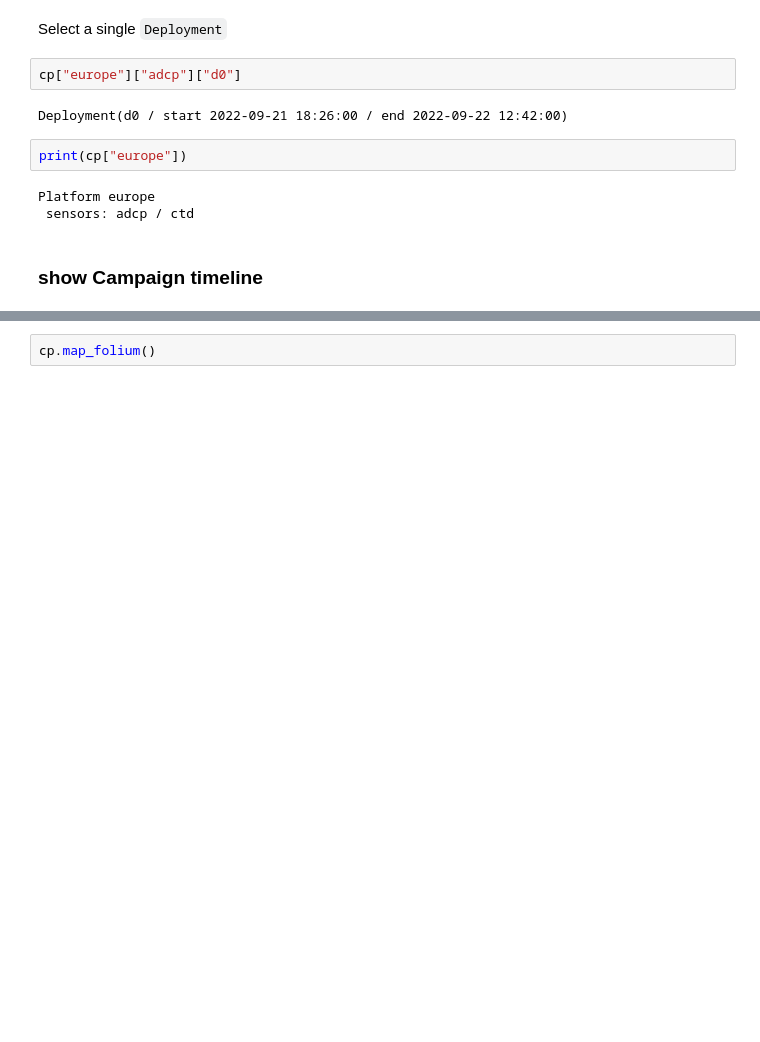
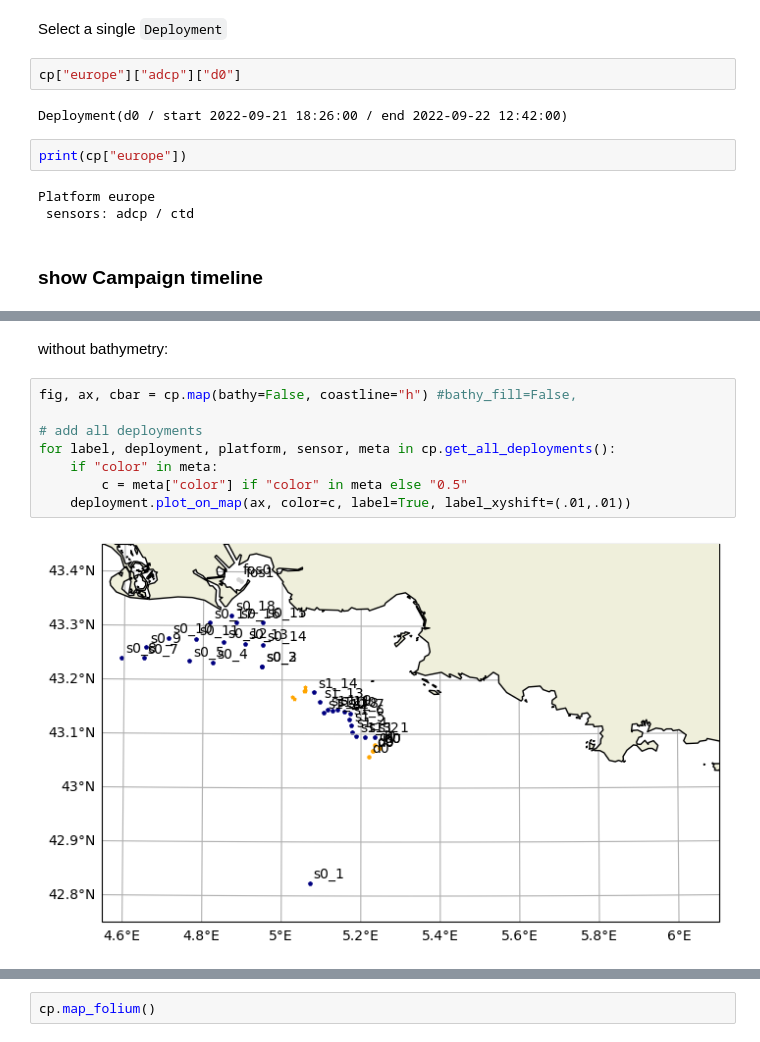
Before and after one commit to apatlpo/pynsitu, a Jupyter notebook: doc/example_events.ipynb, the cells around one changed output, grey strips where cells are left out. Saved outputs shown, nothing was run; the diff lists cells and outputs as text; blank space fills up the shorter version.

```diff
--- a/doc/example_events.ipynb
+++ b/doc/example_events.ipynb
@@ -150,0 +157,12 @@ cp.timeline()
+# %% [markdown]
+without bathymetry:
+# %%
+fig, ax, cbar = cp.map(bathy=False, coastline="h") #bathy_fill=False,
+
+# add all deployments
+for label, deployment, platform, sensor, meta in cp.get_all_deployments():
+    if "color" in meta:
+        c = meta["color"] if "color" in meta else "0.5"
+    deployment.plot_on_map(ax, color=c, label=True, label_xyshift=(.01,.01))
+# %% [output]
+[figure, added]
```
Also changed, not shown: parts of 8 cells of this notebook, 6 other files.
